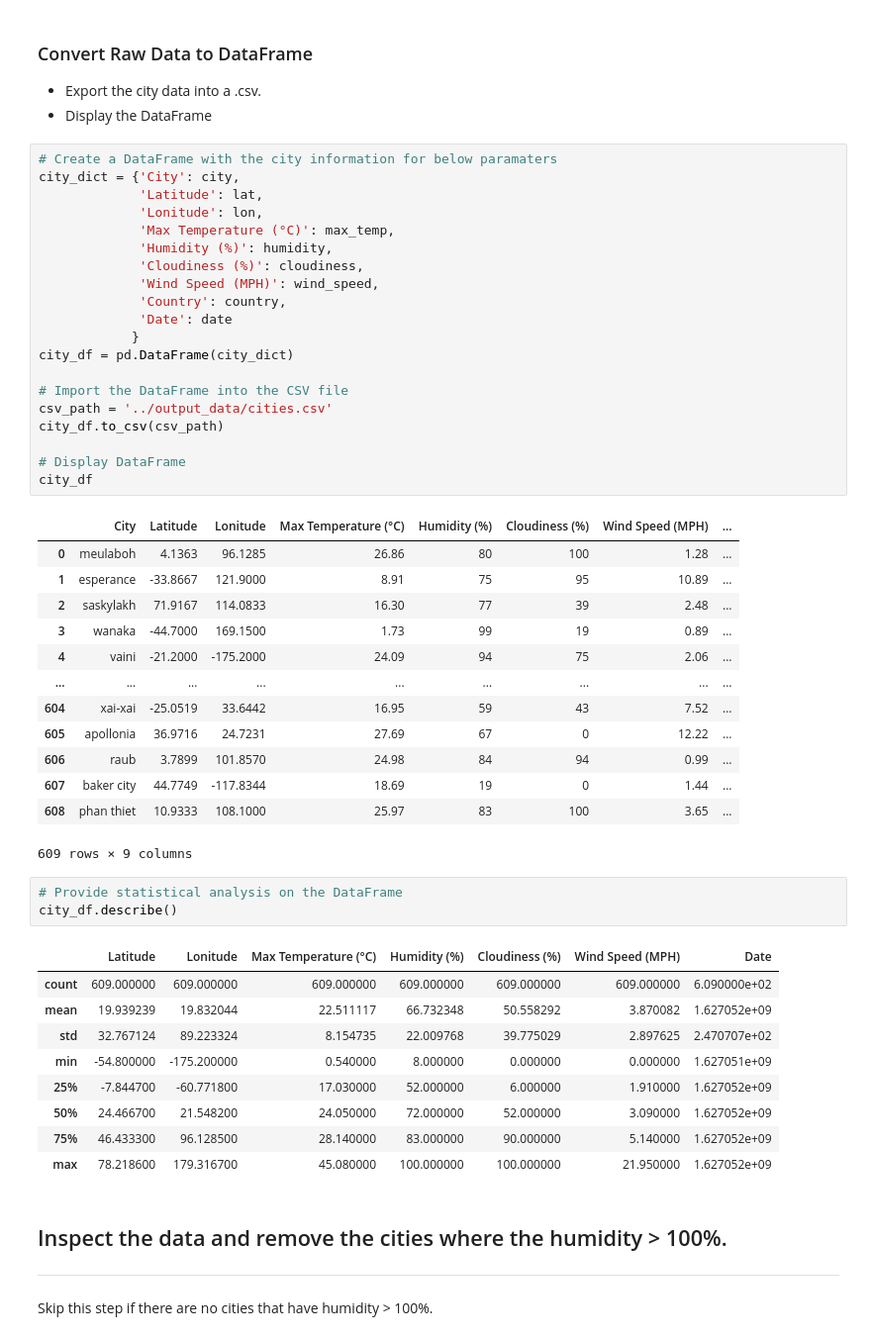
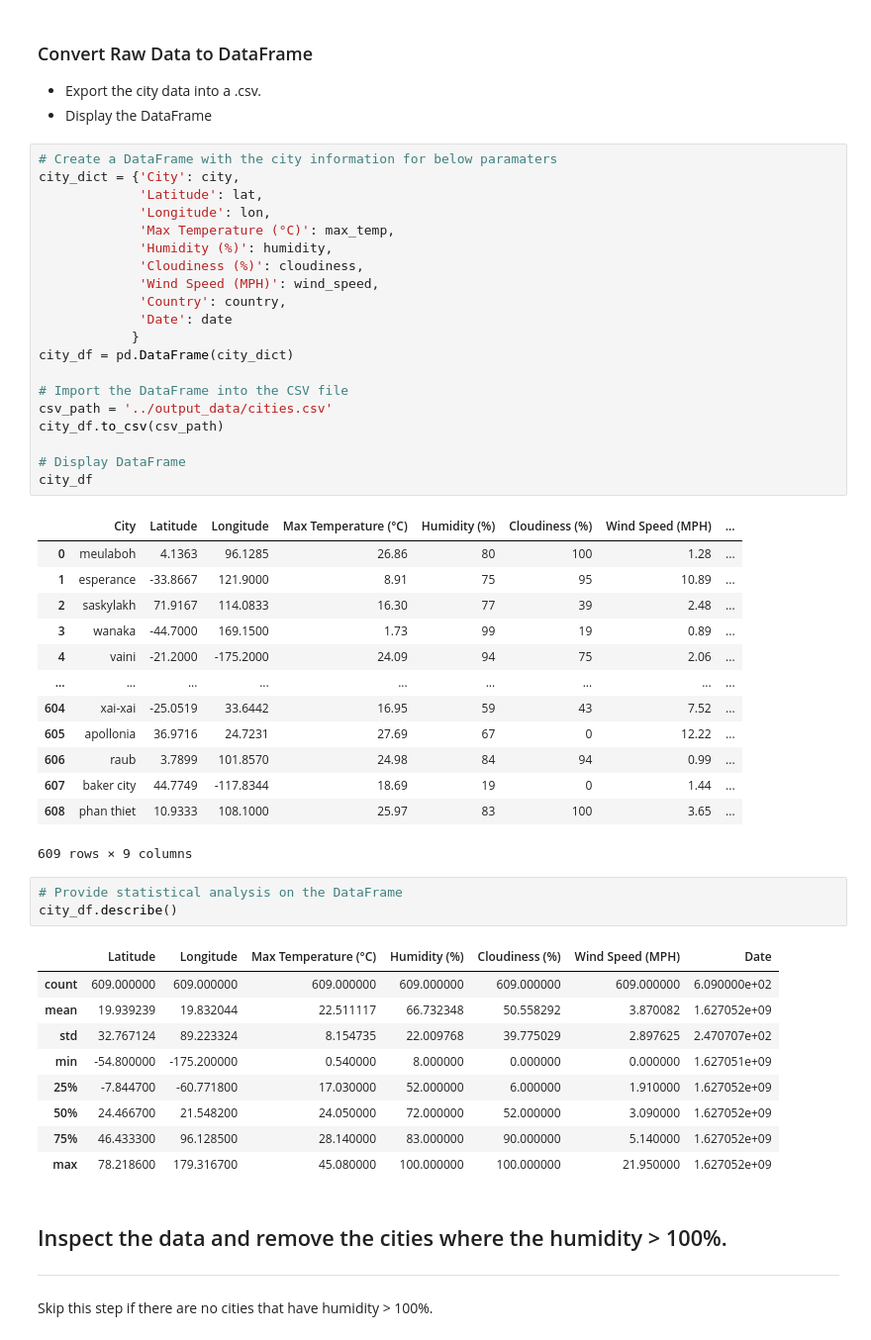
Before and after one commit to ItsGreyedOut/Whats-the-weather-like, a Jupyter notebook: starter_code/WeatherPy.ipynb, the cells around one changed output. Shown at 99% size. Saved outputs shown, nothing was run; the diff lists cells and outputs as text.

```diff
--- a/starter_code/WeatherPy.ipynb
+++ b/starter_code/WeatherPy.ipynb
@@ -165,25 +165,25 @@ The data has processed, complete.
 # %%
 # Create a DataFrame with the city information for below paramaters
 city_dict = {'City': city,
              'Latitude': lat,
-             'Lonitude': lon,
+             'Longitude': lon,
              'Max Temperature (°C)': max_temp,
              'Humidity (%)': humidity,
              'Cloudiness (%)': cloudiness,
              'Wind Speed (MPH)': wind_speed,
              'Country': country,
              'Date': date
             }
 city_df = pd.DataFrame(city_dict)
 
 # Import the DataFrame into the CSV file
 csv_path = '../output_data/cities.csv'
 city_df.to_csv(csv_path)
 
 # Display DataFrame
 city_df
 # %% [output]
-|  | City | Latitude | Lonitude | Max Temperature (°C) | Humidity (%) | Cloudiness (%) | Wind Speed (MPH) | ... |
+|  | City | Latitude | Longitude | Max Temperature (°C) | Humidity (%) | Cloudiness (%) | Wind Speed (MPH) | ... |
 | 0 | meulaboh | 4.1363 | 96.1285 | 26.86 | 80 | 100 | 1.28 | ... |
 | 1 | esperance | -33.8667 | 121.9000 | 8.91 | 75 | 95 | 10.89 | ... |
 | 2 | saskylakh | 71.9167 | 114.0833 | 16.30 | 77 | 39 | 2.48 | ... |
@@ -200,7 +200,7 @@ city_df
 # Provide statistical analysis on the DataFrame
 city_df.describe()
 # %% [output]
-|  | Latitude | Lonitude | Max Temperature (°C) | Humidity (%) | Cloudiness (%) | Wind Speed (MPH) | Date |
+|  | Latitude | Longitude | Max Temperature (°C) | Humidity (%) | Cloudiness (%) | Wind Speed (MPH) | Date |
 | count | 609.000000 | 609.000000 | 609.000000 | 609.000000 | 609.000000 | 609.000000 | 6.090000e+02 |
 | mean | 19.939239 | 19.832044 | 22.511117 | 66.732348 | 50.558292 | 3.870082 | 1.627052e+09 |
 | std | 32.767124 | 89.223324 | 8.154735 | 22.009768 | 39.775029 | 2.897625 | 2.470707e+02 |
```
